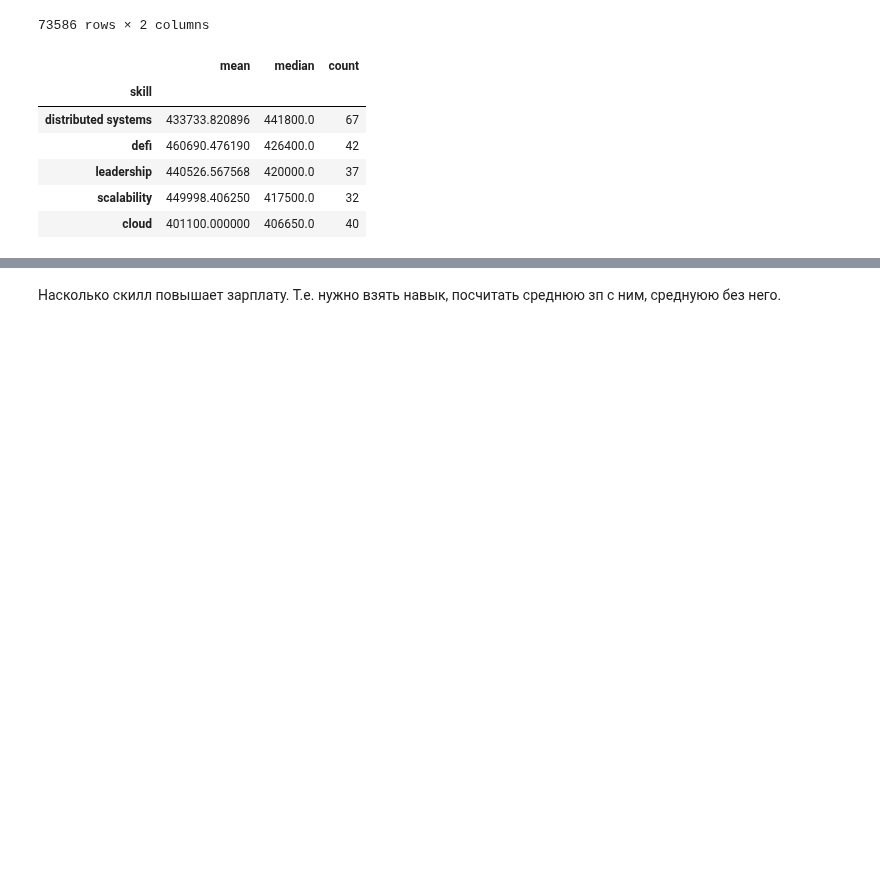
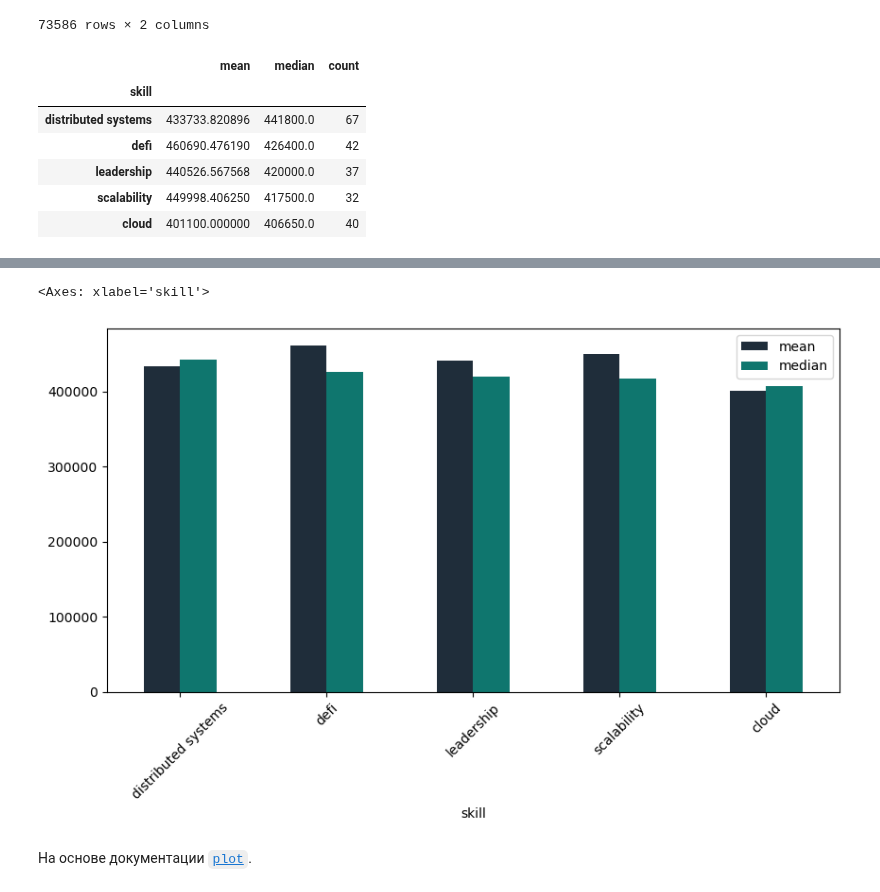
Before and after one commit to kmvitik/smadimo_group_project_2_scraping_api, a Jupyter notebook: hirehi/hirehi_eda.ipynb, the cells around one changed output, grey strips where cells are left out. Cells and saved outputs as stored; diff of their text form; code cells hidden in the pictures; blank space fills up the shorter version.

Commit message:
added bar chart for defining high-paid skills

```diff
--- a/hirehi/hirehi_eda.ipynb
+++ b/hirehi/hirehi_eda.ipynb
@@ -302,7 +302,8 @@ skill_salary = pd.merge(
 )[['skill', 'salary']]
 skill_salary_grouped = skill_salary.groupby('skill')['salary'].agg(['mean', 'median', 'count'])
 skill_salary_grouped = skill_salary_grouped.sort_values(['median', 'mean'], ascending=False)
-skill_salary_grouped.head(top_n)
+skill_salary_grouped_top = skill_salary_grouped.head(5)
+skill_salary_grouped_top
 # %% [output]
 |  | mean | median | count |
 | skill |  |  |  |
@@ -330,2 +315,7 @@ data_processed
-# %% [markdown]
-Насколько скилл повышает зарплату. Т.е. нужно взять навык, посчитать среднюю зп с ним, среднуюю без него.
+# %%
+skill_salary_grouped_top[['mean', 'median']].plot(kind='bar', figsize=(10, 5), color=palette, rot=45)
+# %% [output]
+<Axes: xlabel='skill'>
+[figure, added]
+# %% [markdown]
+На основе документации [`plot`](https://pandas.pydata.org/docs/reference/api/pandas.DataFrame.plot.html).
```
Also changed, not shown: parts of 2 cells of this notebook.
